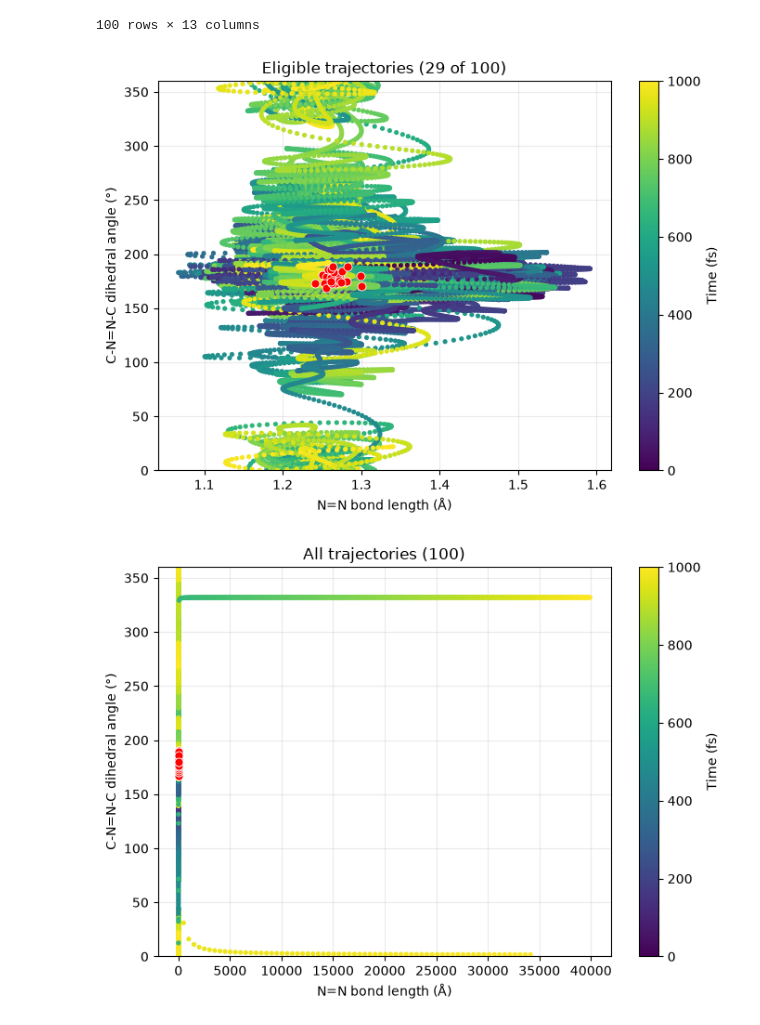
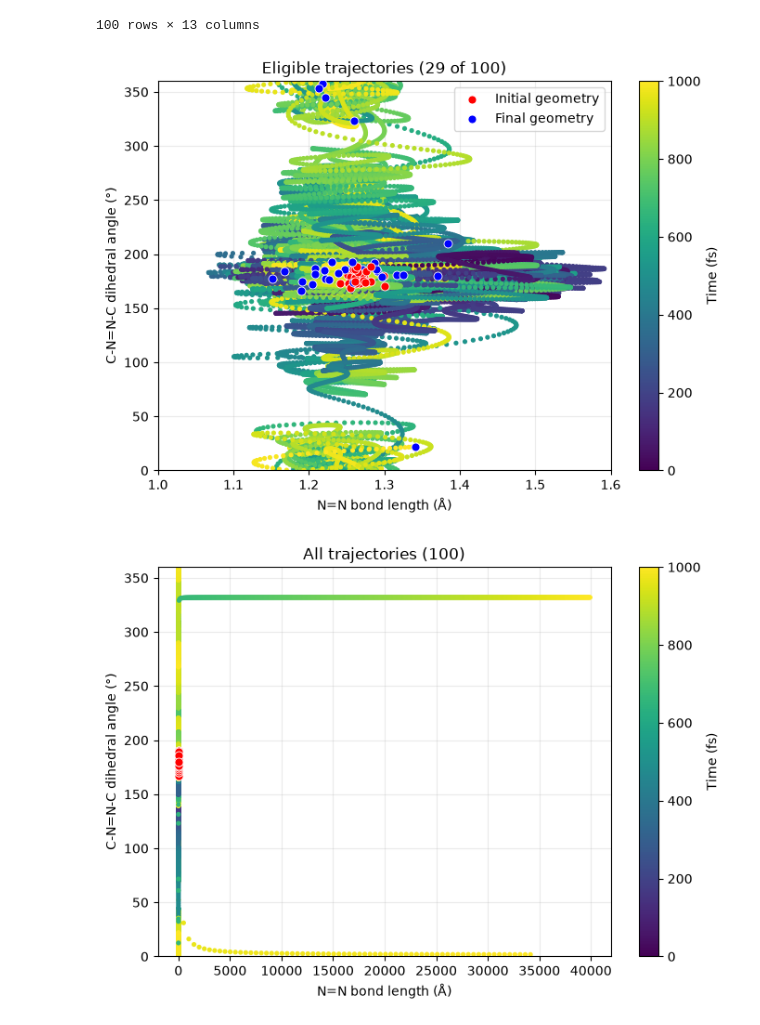
Before and after one commit to yoghurtfork/X-MACE-sampling, a Jupyter notebook: sharc/plot_traj_dihedral_bond_length.ipynb, the cells around one changed output. Saved outputs shown, nothing was run; the diff lists cells and outputs as text; code cells hidden in the pictures.

Commit message:
Add points for initial and final geometries

```diff
--- a/sharc/plot_traj_dihedral_bond_length.ipynb
+++ b/sharc/plot_traj_dihedral_bond_length.ipynb
@@ -225,36 +225,39 @@ trajectory_data = []
 for trajectory_dir in selected_dirs:
     xyz_path = trajectory_dir / "output.xyz"
     lines = xyz_path.read_text(encoding="utf-8").splitlines()
     frames = parse_xyz_lines(lines, str(xyz_path))
     times_fs = frame_times_fs(lines, str(xyz_path))
     if len(frames) != len(times_fs):
         raise ValueError(f"{xyz_path}: frame/time count mismatch")
     nn_distance_angstrom = np.asarray([
         np.linalg.norm(coordinates[NN_BOND_ATOMS[0] - 1] - coordinates[NN_BOND_ATOMS[1] - 1])
         for _, coordinates in frames
     ])
     dihedral_deg = np.asarray([signed_dihedral_deg(coordinates, DIHEDRAL_ATOMS) % 360.0 for _, coordinates in frames])
     trajectory_data.append((trajectory_dir.name, times_fs, nn_distance_angstrom, dihedral_deg))
 
 all_times = np.concatenate([times for _, times, _, _ in trajectory_data])
 time_norm = plt.Normalize(all_times.min(), all_times.max())
 cmap = plt.get_cmap("viridis")
 fig, ax = plt.subplots(figsize=(7, 5))
 for name, times_fs, nn_distance_angstrom, dihedral_deg in trajectory_data:
     ax.scatter(nn_distance_angstrom, dihedral_deg, c=times_fs, cmap=cmap, norm=time_norm,
                s=14, edgecolors="none", zorder=2)
     ax.scatter(nn_distance_angstrom[0], dihedral_deg[0], color="red", s=42,
-               edgecolors="white", linewidths=0.6, zorder=3)
+               edgecolors="white", linewidths=0.6, zorder=3, label="Initial geometry" if name == trajectory_data[0][0] else None)
+    ax.scatter(nn_distance_angstrom[-1], dihedral_deg[-1], color="blue", s=42,
+                edgecolors="white", linewidths=0.6, zorder=3, label="Final geometry" if name == trajectory_data[0][0] else None)
 
 colorbar = fig.colorbar(plt.cm.ScalarMappable(norm=time_norm, cmap=cmap), ax=ax)
 colorbar.set_label("Time (fs)")
-ax.set(xlabel="N=N bond length (Å)", ylabel="C-N=N-C dihedral angle (°)", ylim=(0, 360))
+ax.set(xlabel="N=N bond length (Å)", ylabel="C-N=N-C dihedral angle (°)", xlim=(1.0, 1.6), ylim=(0, 360))
 ax.grid(alpha=0.25)
+ax.legend()
 fig.tight_layout()
 plt.title(f"Eligible trajectories ({len(selected_dirs)} of {len(trajectory_dirs)})")
 plt.show()
 # %% [output]
-[figure, old version]
+[figure, new version]
 # %%
 # Plot all trajectories. Replace this with a list of TRAJ_* names to select a subset.
 TRAJECTORIES_TO_PLOT = [path.name for path in trajectory_dirs]
```
